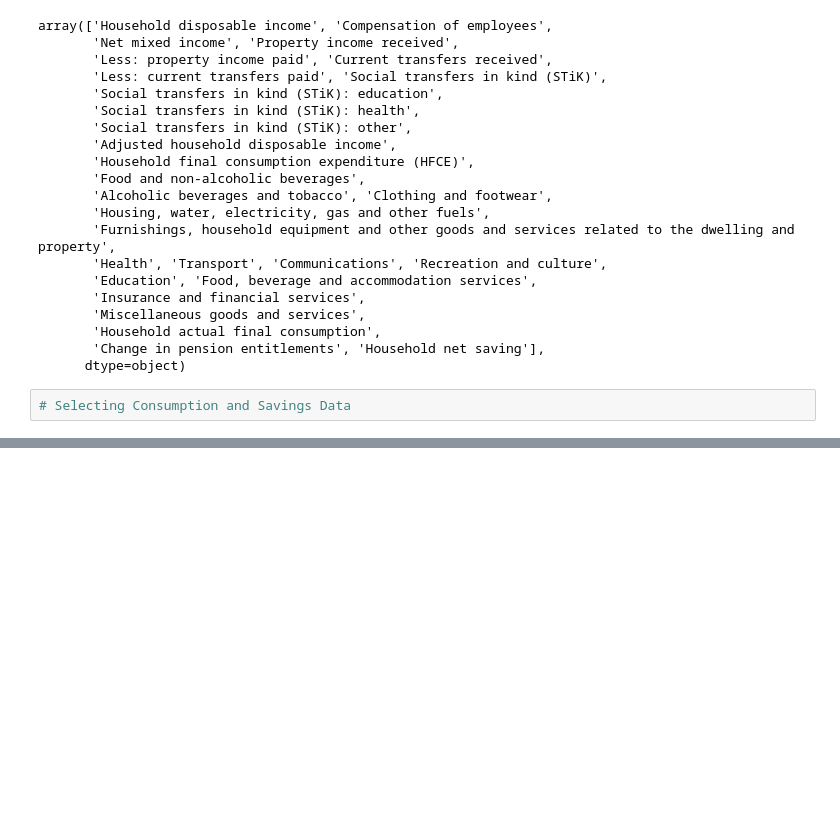
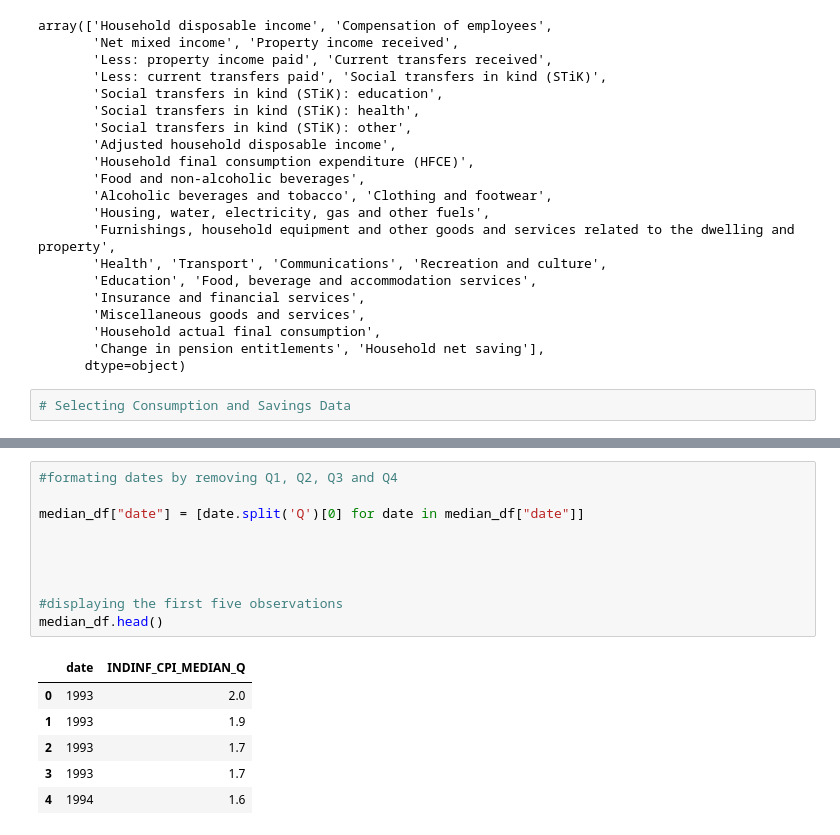
Before and after one commit to Sahib0096/Project-1-Group-3-, a Jupyter notebook: Project 1.ipynb, the cells around one changed output, grey strips where cells are left out. Cells and saved outputs as stored; diff of their text form; blank space fills up the shorter version.

```diff
--- a/Project 1.ipynb
+++ b/Project 1.ipynb
@@ -133,0 +160,17 @@ array(['Household disposable income', 'Compensation of employees',
+# %%
+#formating dates by removing Q1, Q2, Q3 and Q4
+
+median_df["date"] = [date.split('Q')[0] for date in median_df["date"]]
+
+
+
+
+#displaying the first five observations
+median_df.head()
+# %% [output]
+|  | date | INDINF_CPI_MEDIAN_Q |
+| 0 | 1993 | 2.0 |
+| 1 | 1993 | 1.9 |
+| 2 | 1993 | 1.7 |
+| 3 | 1993 | 1.7 |
+| 4 | 1994 | 1.6 |
```
Also changed, not shown: parts of 5 cells of this notebook.
